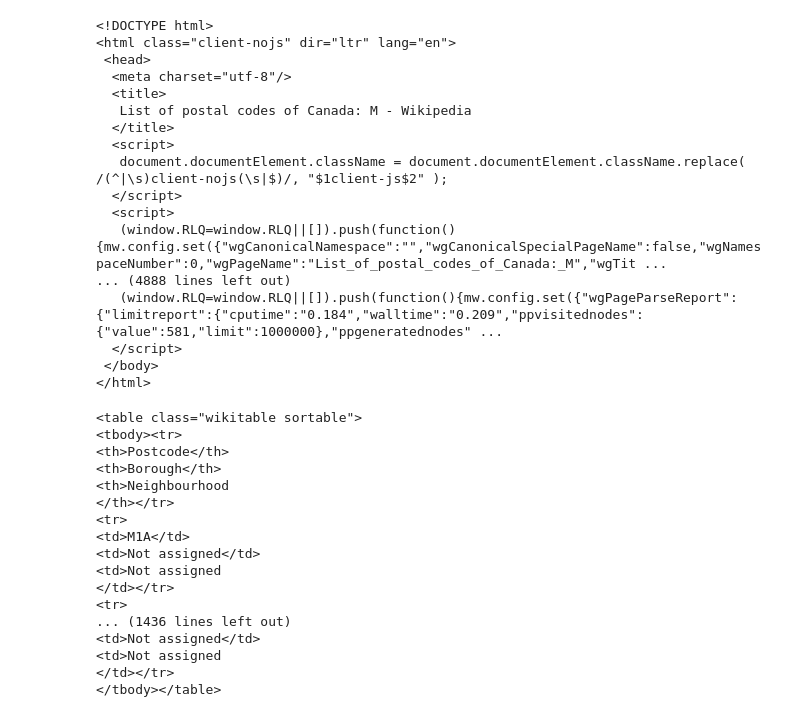
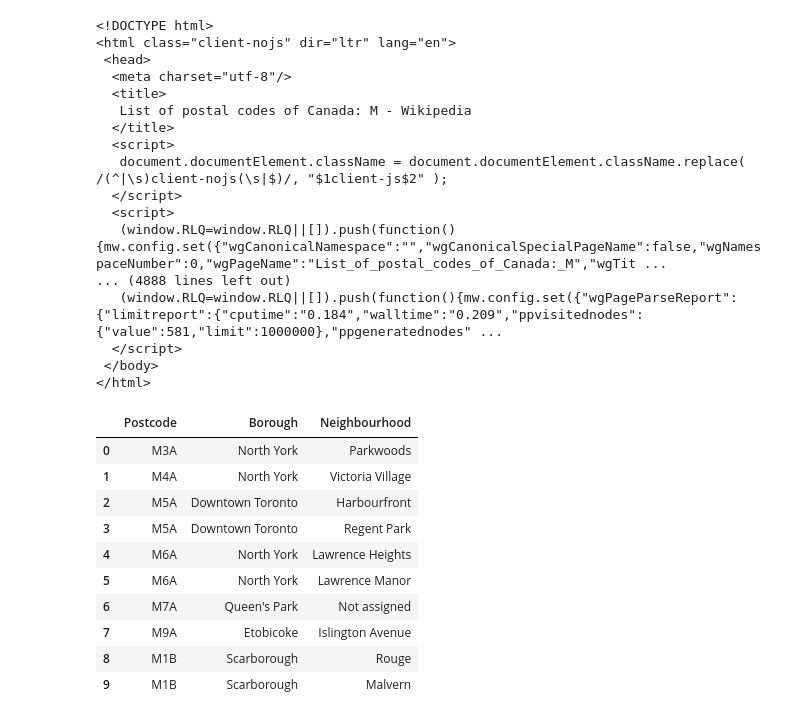
Before and after one commit to rajpootindustries/Coursera_Capstone, a Jupyter notebook: CapstoneWeek3.ipynb, the cells around one changed output. Saved outputs shown, nothing was run; the diff lists cells and outputs as text; code cells hidden in the pictures.

```diff
--- a/CapstoneWeek3.ipynb
+++ b/CapstoneWeek3.ipynb
@@ -29,20 +28,0 @@ My_table = soup.find("table",{"class":"wikitable sortable"})
-# %%
-My_table
-# %% [output]
-<table class="wikitable sortable">
-<tbody><tr>
-<th>Postcode</th>
-<th>Borough</th>
-<th>Neighbourhood
-</th></tr>
-<tr>
-<td>M1A</td>
-<td>Not assigned</td>
-<td>Not assigned
-</td></tr>
-<tr>
-... (1436 lines left out)
-<td>Not assigned</td>
-<td>Not assigned
-</td></tr>
-</tbody></table>
@@ -52,0 +29,19 @@ for My_table in My_table:
+# %%
+df0 = pd.read_html('https://en.wikipedia.org/wiki/List_of_postal_codes_of_Canada:_M', header=0)
+# %%
+df=df0[0]
+df1 = df.loc[df["Borough"] != 'Not assigned']
+df1.index = range(len(df1))
+df1.head(10)
+# %% [output]
+|  | Postcode | Borough | Neighbourhood |
+| 0 | M3A | North York | Parkwoods |
+| 1 | M4A | North York | Victoria Village |
+| 2 | M5A | Downtown Toronto | Harbourfront |
+| 3 | M5A | Downtown Toronto | Regent Park |
+| 4 | M6A | North York | Lawrence Heights |
+| 5 | M6A | North York | Lawrence Manor |
+| 6 | M7A | Queen's Park | Not assigned |
+| 7 | M9A | Etobicoke | Islington Avenue |
+| 8 | M1B | Scarborough | Rouge |
+| 9 | M1B | Scarborough | Malvern |
```
Also changed, not shown: parts of 7 cells of this notebook.
